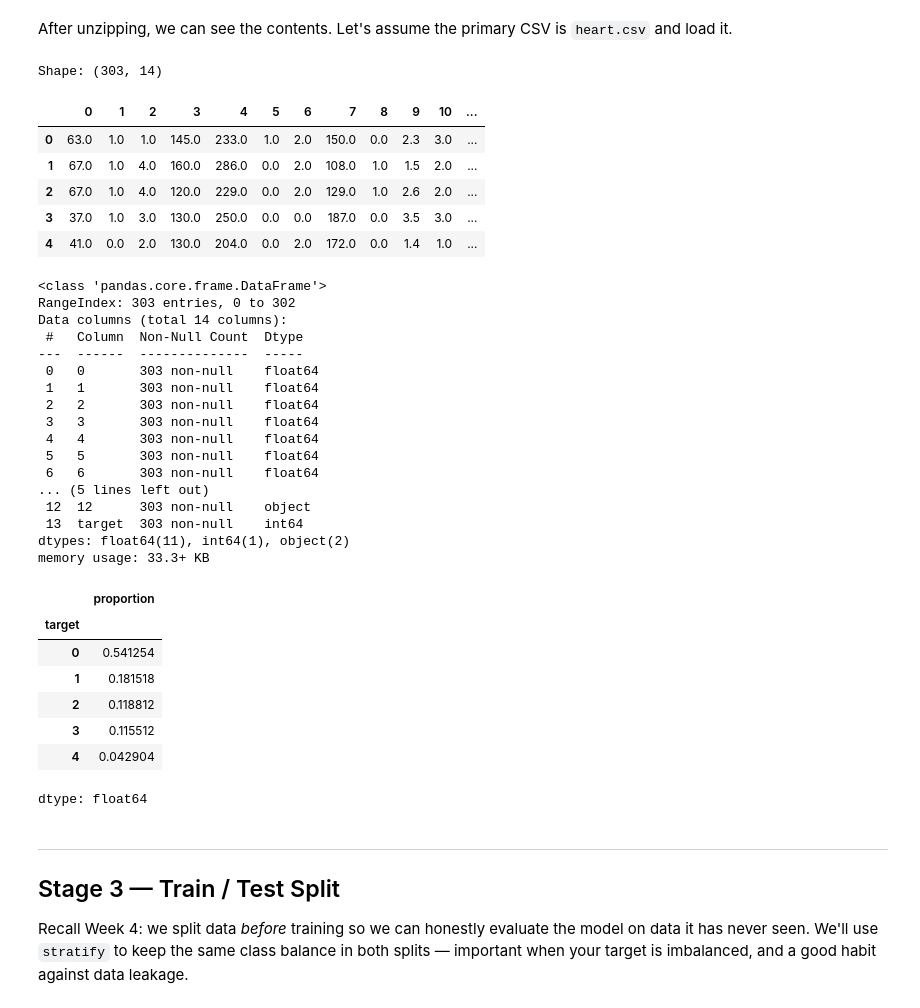
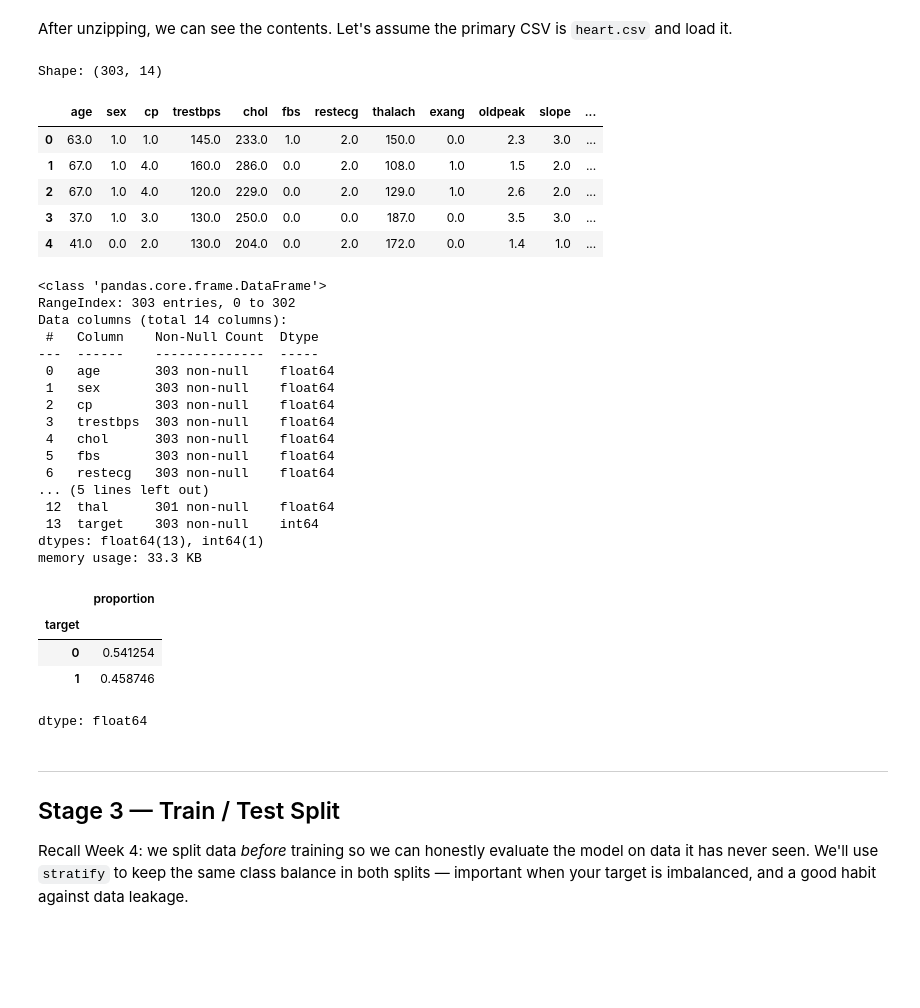
Before and after one commit to Aust014/Cis-2336-semester-project, a Jupyter notebook: 4_ML_Models.ipynb, the cells around one changed output. Cells and saved outputs as stored; diff of their text form; code cells hidden in the pictures; blank space fills up the shorter version.

```diff
--- a/4_ML_Models.ipynb
+++ b/4_ML_Models.ipynb
@@ -141,22 +141,26 @@ After unzipping, we can see the contents. Let's assume the primary CSV is `heart
 # %%
 # Load the 'processed.cleveland.data' file, assuming no header
 df_yours = pd.read_csv('/content/processed.cleveland.data', header=None)
 
-# Rename the last column to 'target'
-df_yours.rename(columns={df_yours.columns[-1]: 'target'}, inplace=True)
+# Define column names based on the UCI Heart Disease dataset documentation
+column_names = [
+    'age', 'sex', 'cp', 'trestbps', 'chol', 'fbs', 'restecg', 'thalach',
+    'exang', 'oldpeak', 'slope', 'ca', 'thal', 'target'
+]
+df_yours.columns = column_names
 
-# Replace '?' with NaN in columns 11 and 12 and convert to numeric
-df_yours[11] = df_yours[11].replace('?', np.nan).astype(float)
-df_yours[12] = df_yours[12].replace('?', np.nan).astype(float)
+# Replace '?' with NaN in columns 'ca' and 'thal' and convert to numeric
+df_yours['ca'] = df_yours['ca'].replace('?', np.nan).astype(float)
+df_yours['thal'] = df_yours['thal'].replace('?', np.nan).astype(float)
 
 # Convert target to binary: 0 for no disease, 1 for any disease
 df_yours['target'] = df_yours['target'].apply(lambda x: 1 if x > 0 else 0)
 
 print('Shape:', df_yours.shape)
 df_yours.head()
 # %% [output]
 Shape: (303, 14)
-|  | 0 | 1 | 2 | 3 | 4 | 5 | 6 | 7 | 8 | 9 | 10 | ... |
+|  | age | sex | cp | trestbps | chol | fbs | restecg | thalach | exang | oldpeak | slope | ... |
 | 0 | 63.0 | 1.0 | 1.0 | 145.0 | 233.0 | 1.0 | 2.0 | 150.0 | 0.0 | 2.3 | 3.0 | ... |
 | 1 | 67.0 | 1.0 | 4.0 | 160.0 | 286.0 | 0.0 | 2.0 | 108.0 | 1.0 | 1.5 | 2.0 | ... |
 | 2 | 67.0 | 1.0 | 4.0 | 120.0 | 229.0 | 0.0 | 2.0 | 129.0 | 1.0 | 2.6 | 2.0 | ... |
@@ -169,20 +173,20 @@ df_yours.info()
 <class 'pandas.core.frame.DataFrame'>
 RangeIndex: 303 entries, 0 to 302
 Data columns (total 14 columns):
- #   Column  Non-Null Count  Dtype
----  ------  --------------  -----
- 0   0       303 non-null    float64
- 1   1       303 non-null    float64
- 2   2       303 non-null    float64
- 3   3       303 non-null    float64
- 4   4       303 non-null    float64
- 5   5       303 non-null    float64
- 6   6       303 non-null    float64
+ #   Column    Non-Null Count  Dtype
+---  ------    --------------  -----
+ 0   age       303 non-null    float64
+ 1   sex       303 non-null    float64
+ 2   cp        303 non-null    float64
+ 3   trestbps  303 non-null    float64
+ 4   chol      303 non-null    float64
+ 5   fbs       303 non-null    float64
+ 6   restecg   303 non-null    float64
 ... (5 lines left out)
- 12  12      303 non-null    object
- 13  target  303 non-null    int64
-dtypes: float64(11), int64(1), object(2)
-memory usage: 33.3+ KB
+ 12  thal      301 non-null    float64
+ 13  target    303 non-null    int64
+dtypes: float64(13), int64(1)
+memory usage: 33.3 KB
 # %%
 # Check the balance of your target column
 df_yours['target'].value_counts(normalize=True)
@@ -190,10 +194,7 @@ df_yours['target'].value_counts(normalize=True)
 |  | proportion |
 | target |  |
 | 0 | 0.541254 |
-| 1 | 0.181518 |
-| 2 | 0.118812 |
-| 3 | 0.115512 |
-| 4 | 0.042904 |
+| 1 | 0.458746 |
 dtype: float64
 # %% [markdown]
 ---
```
Also changed, not shown: parts of 3 cells of this notebook.
